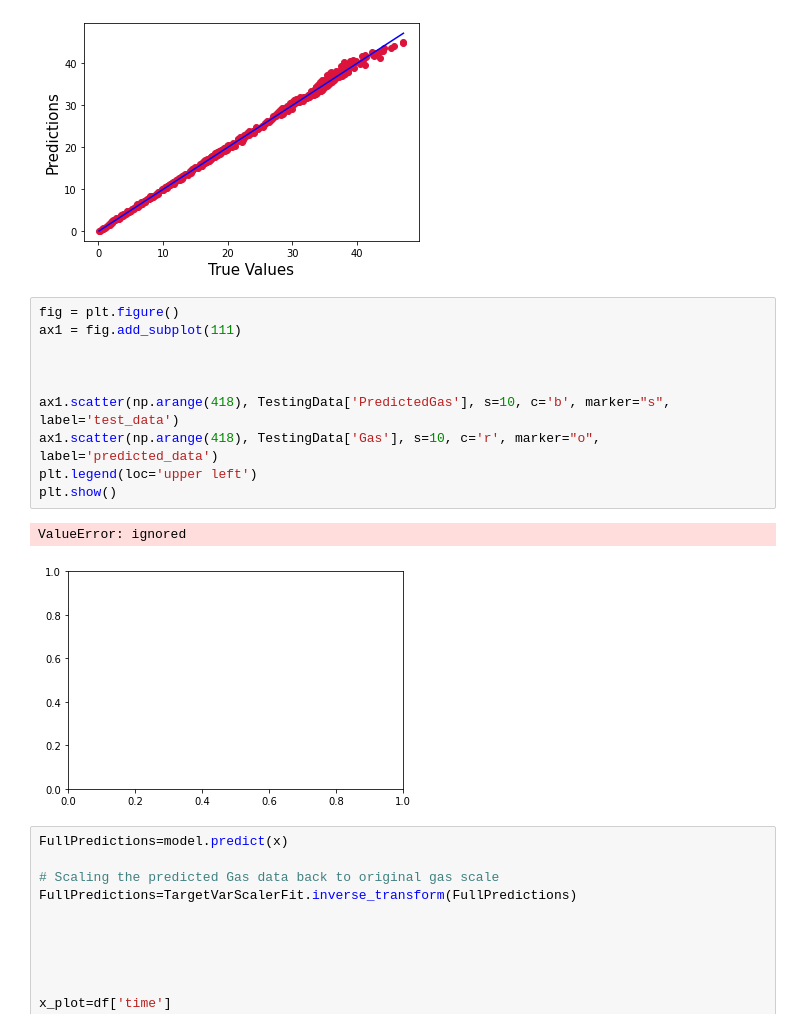
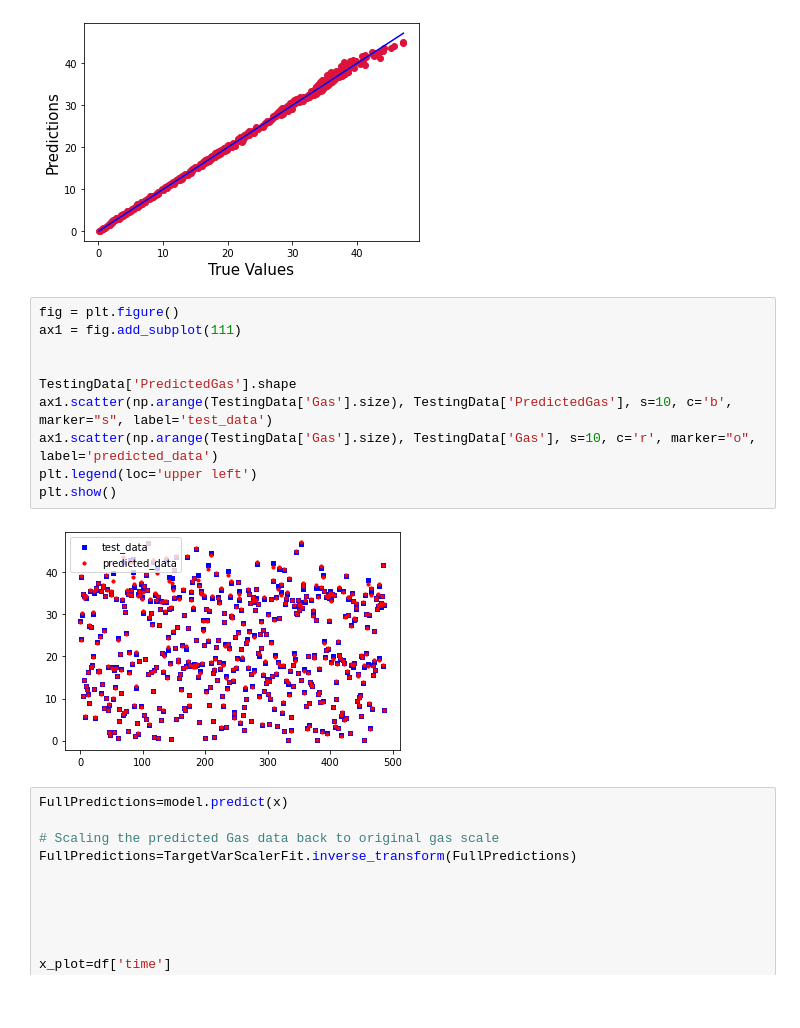
Before and after one commit to ayushranjan6456/HydrogenPrediction, a Jupyter notebook: HydrogenPredictionANN2.ipynb, the cells around one changed output. Drawn from its saved outputs; the diff is of its cells as text; blank space fills up the shorter version.

```diff
--- a/HydrogenPredictionANN2.ipynb
+++ b/HydrogenPredictionANN2.ipynb
@@ -284,16 +284,15 @@ plt.show()
 # %%
 fig = plt.figure()
 ax1 = fig.add_subplot(111)
 
 
-
-ax1.scatter(np.arange(418), TestingData['PredictedGas'], s=10, c='b', marker="s", label='test_data')
-ax1.scatter(np.arange(418), TestingData['Gas'], s=10, c='r', marker="o", label='predicted_data')
+TestingData['PredictedGas'].shape
+ax1.scatter(np.arange(TestingData['Gas'].size), TestingData['PredictedGas'], s=10, c='b', marker="s", label='test_data')
+ax1.scatter(np.arange(TestingData['Gas'].size), TestingData['Gas'], s=10, c='r', marker="o", label='predicted_data')
 plt.legend(loc='upper left')
 plt.show()
 # %% [output]
-ValueError: ignored
-[figure, old version]
+[figure, new version]
 # %%
 FullPredictions=model.predict(x)
 
```
